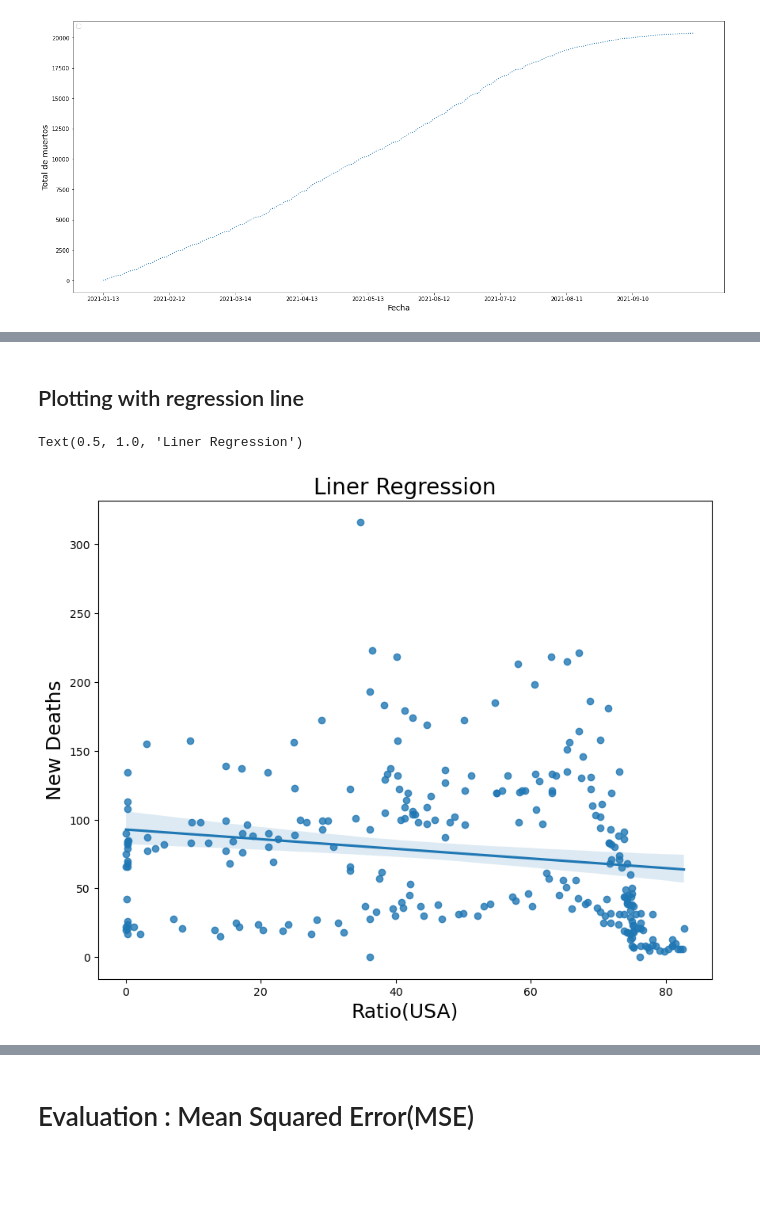
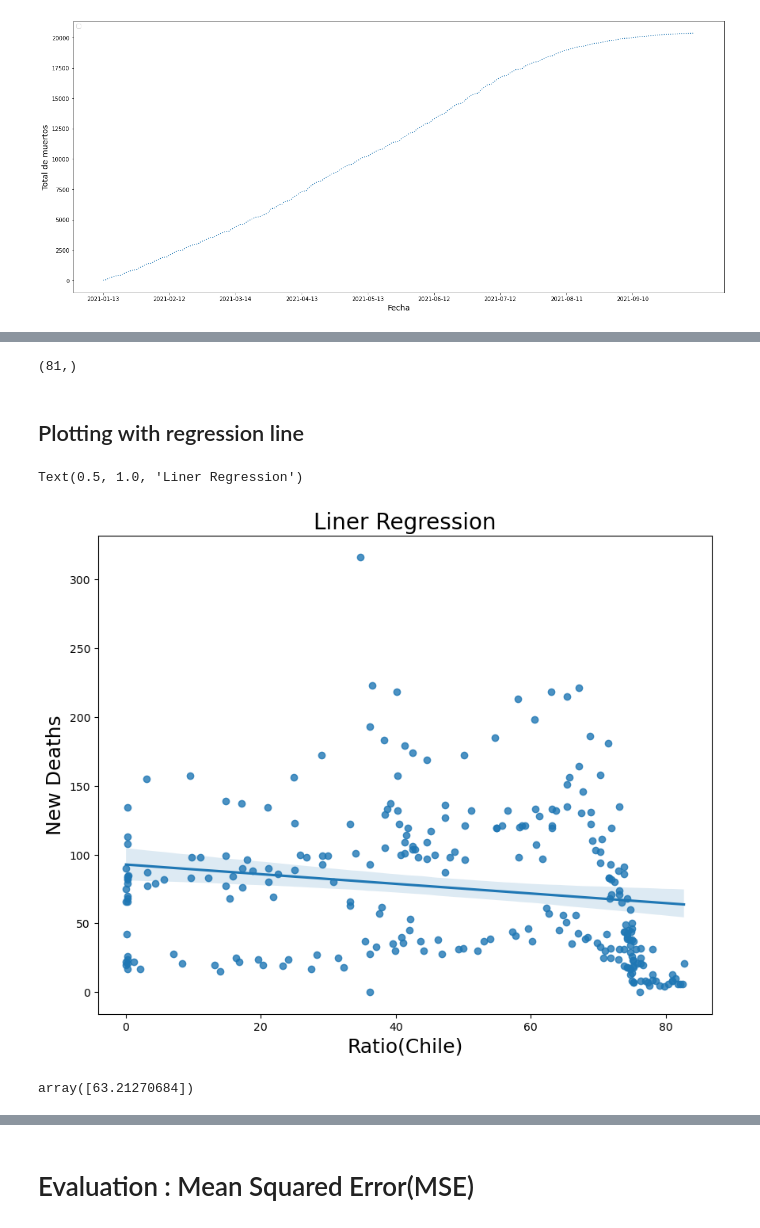
Before and after one commit to ijarpa/ijarpa, a Jupyter notebook: 4_Covid_Chile/liner-regression-vaccination-mortality-analysis.ipynb, the cells around one changed output, grey strips where cells are left out. Saved outputs shown, nothing was run; the diff lists cells and outputs as text; code cells hidden in the pictures; blank space fills up the shorter version.

```diff
--- a/4_Covid_Chile/liner-regression-vaccination-mortality-analysis.ipynb
+++ b/4_Covid_Chile/liner-regression-vaccination-mortality-analysis.ipynb
@@ -313,14 +284,24 @@ The prediction of New Deaths is :
+# %%
+y_pre = model.predict(x_test)
+print(y_pre.shape)
+# %% [output]
+(81,)
 # %% [markdown]
 ## Plotting with regression line
 # %%
 x = chile['ratio']
 y = chile['New_deaths']
 
 plt.figure(figsize=(10,8),dpi=100)
 sns.regplot(x=x, y=y)
-plt.xlabel('Ratio(USA)',fontsize=18)
+plt.xlabel('Ratio(Chile)',fontsize=18)
 plt.ylabel('New Deaths',fontsize=18)
 plt.title('Liner Regression',fontsize=20)
 # %% [output]
 Text(0.5, 1.0, 'Liner Regression')
-[figure, old version]
+[figure, new version]
+# %%
+new_ratio = np.array([90]).reshape(-1,1)
+model.predict(new_ratio)
+# %% [output]
+array([63.21270684])
```
Also changed, not shown: parts of 6 cells of this notebook.
